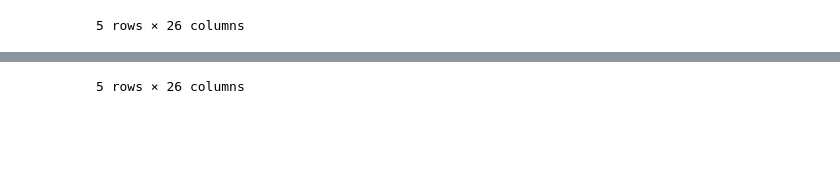
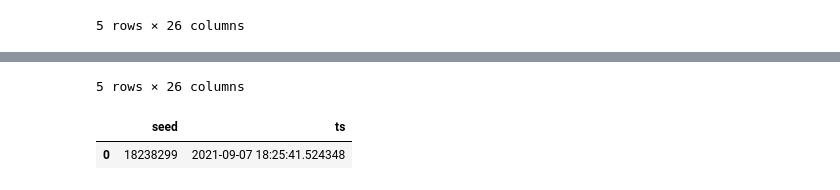
Before and after one commit to drakesiard/dsp-seed-export-parser, a Jupyter notebook: scanner.ipynb, the cells around one changed output, grey strips where cells are left out. Drawn from its saved outputs; the diff is of its cells as text; code cells hidden in the pictures; blank space fills up the shorter version.

```diff
--- a/scanner.ipynb
+++ b/scanner.ipynb
@@ -221,6 +210,7 @@ def scan_systems(universe):
     home_star_id = universe['meta']['birthStarId']
     home_planet_id = universe['meta']['birthPlanetId']
     seed = universe['meta']['seed']
+    mtime = universe['meta']['mtime']
     stars = []
     planets = []
 
@@ -264,32 +254,37 @@ def scan_systems(universe):
 
     star_df = pd.DataFrame.from_records(stars)
     systems = planet_df.groupby('star')
     star_resources = systems.sum().reindex(vein_types + gas_types, axis='columns')
     star_resources['planets'] = systems['planet'].count()
     oceans = (systems['ocean'].value_counts().unstack() > 0)[['Water', 'Sulfuric acid']]
     oceans.reindex(star_df['star'], fill_value=False)
     star_df = (star_df
                .merge(star_resources, left_on='star', right_index=True, validate='1:1')
                .merge(oceans.reindex(star_df['star'], fill_value=False),
                       left_on='star', right_index=True, validate='1:1'))
 
-    return star_df, planet_df
+    seed_df =  pd.DataFrame.from_records([{'seed': seed, 'ts': mtime}])
 
-star_df, planet_df = scan_systems(universe)
+    return star_df, planet_df, seed_df
+
+star_df, planet_df, seed_df = scan_systems(universe)
 display(star_df.head())
 display(planet_df.head())
+display(seed_df.head())
 # %% [output]
 |  | seed | star | home_system | spectrum | type | luminosity | Iron | Copper | Silicon | Titanium | ... |
 | 0 | 18238299 | Procyon | True | G | Main Sequence | 0.978408 | 23539812.0 | 33240354.0 | 13467962.0 | 13893383.0 | ... |
 | 1 | 18238299 | Tramontana | False | M | Main Sequence | 0.583942 | 14053173.0 | 28310788.0 | 3529581.0 | 37695658.0 | ... |
 | 2 | 18238299 | Gamma Vulpeculae | False | K | Main Sequence | 0.823254 | 36914259.0 | 41160402.0 | 20979566.0 | 37358159.0 | ... |
 | 3 | 18238299 | YedPrior | False | M | Main Sequence | 0.497194 | 26414756.0 | 18726224.0 | 19573996.0 | 39492924.0 | ... |
 | 4 | 18238299 | Lambda Sagittae | False | K | Main Sequence | 0.817663 | 9531719.0 | 1975948.0 | 4960219.0 | 31078570.0 | ... |
 5 rows × 26 columns
 |  | seed | star | planet | home_system | homeworld | type | tidal_lock | in_sphere | ocean | Iron | ... |
 | 0 | 18238299 | Procyon | Procyon I | True | False | Lava | False | True | None | 19746067.0 | ... |
 | 1 | 18238299 | Procyon | Procyon II | True | False | Gobi | False | False | None | 892945.0 | ... |
 | 2 | 18238299 | Procyon | Procyon III | True | False | Ice Giant | False | False | None | NaN | ... |
 | 3 | 18238299 | Procyon | Procyon IV | True | True | Mediterranean | False | False | Water | 2900800.0 | ... |
 | 4 | 18238299 | Tramontana | Tramontana I | False | False | Arid Desert | False | True | None | 1682756.0 | ... |
 5 rows × 26 columns
+|  | seed | ts |
+| 0 | 18238299 | 2021-09-07 18:25:41.524348 |
```
Also changed, not shown: parts of 19 cells of this notebook.
